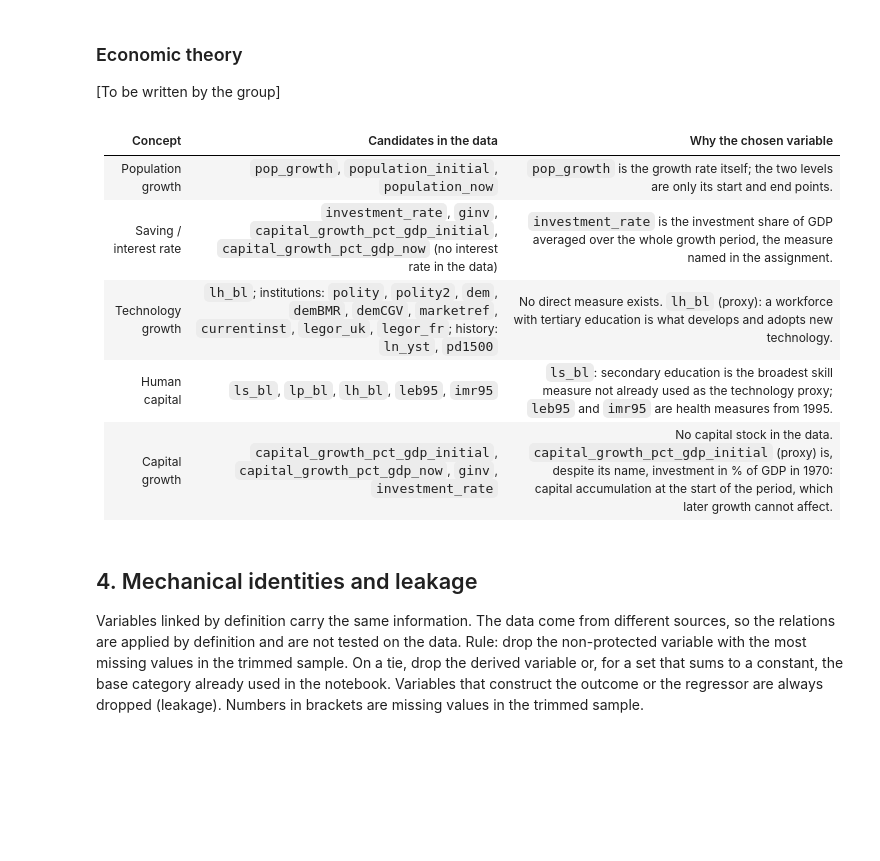
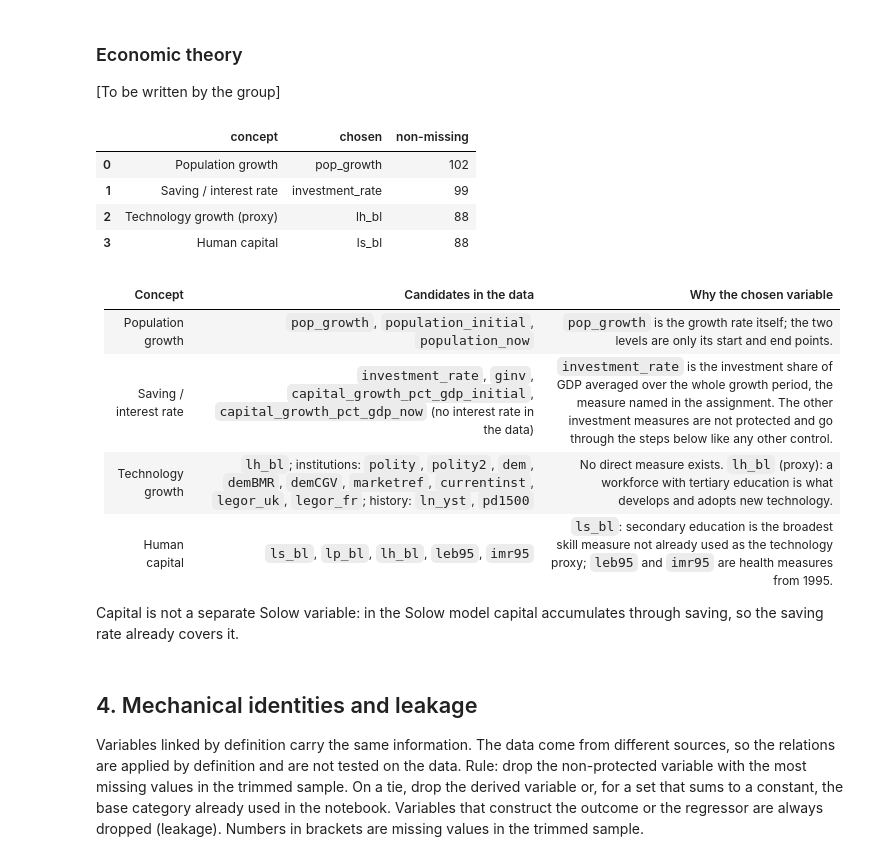
Before and after one commit to simonskodeberg/Projects_AME_NameError_2026, a Jupyter notebook: Project 2/Project 2.ipynb, the cells around one changed output. Cells and saved outputs as stored; diff of their text form; code cells hidden in the pictures; blank space fills up the shorter version.

```diff
--- a/Project 2/Project 2.ipynb
+++ b/Project 2/Project 2.ipynb
@@ -98,26 +104,32 @@ One variable per Solow concept is protected: it is never dropped in the steps be
 # %%
 # 1. one variable per Solow concept
 vv_solow = {'Population growth': 'pop_growth',
             'Saving / interest rate': 'investment_rate',
             'Technology growth (proxy)': 'lh_bl',
-            'Human capital': 'ls_bl',
-            'Capital growth (proxy)': 'capital_growth_pct_gdp_initial'}
+            'Human capital': 'ls_bl'}
 
 # 2. protected variables are never dropped
 protected = ['lgdp_initial'] + list(vv_solow.values())
 
 # 3. non-missing values in the trimmed sample
 pd.DataFrame({'concept': list(vv_solow.keys()),
               'chosen': list(vv_solow.values()),
               'non-missing': dat_trim[list(vv_solow.values())].notnull().sum().values})
+# %% [output]
+|  | concept | chosen | non-missing |
+| 0 | Population growth | pop_growth | 102 |
+| 1 | Saving / interest rate | investment_rate | 99 |
+| 2 | Technology growth (proxy) | lh_bl | 88 |
+| 3 | Human capital | ls_bl | 88 |
 # %% [markdown]
 | Concept | Candidates in the data | Why the chosen variable |
 |---|---|---|
 | Population growth | `pop_growth`, `population_initial`, `population_now` | `pop_growth` is the growth rate itself; the two levels are only its start and end points. |
-| Saving / interest rate | `investment_rate`, `ginv`, `capital_growth_pct_gdp_initial`, `capital_growth_pct_gdp_now` (no interest rate in the data) | `investment_rate` is the investment share of GDP averaged over the whole growth period, the measure named in the assignment. |
+| Saving / interest rate | `investment_rate`, `ginv`, `capital_growth_pct_gdp_initial`, `capital_growth_pct_gdp_now` (no interest rate in the data) | `investment_rate` is the investment share of GDP averaged over the whole growth period, the measure named in the assignment. The other investment measures are not protected and go through the steps below like any other control. |
 | Technology growth | `lh_bl`; institutions: `polity`, `polity2`, `dem`, `demBMR`, `demCGV`, `marketref`, `currentinst`, `legor_uk`, `legor_fr`; history: `ln_yst`, `pd1500` | No direct measure exists. `lh_bl` (proxy): a workforce with tertiary education is what develops and adopts new technology. |
 | Human capital | `ls_bl`, `lp_bl`, `lh_bl`, `leb95`, `imr95` | `ls_bl`: secondary education is the broadest skill measure not already used as the technology proxy; `leb95` and `imr95` are health measures from 1995. |
-| Capital growth | `capital_growth_pct_gdp_initial`, `capital_growth_pct_gdp_now`, `ginv`, `investment_rate` | No capital stock in the data. `capital_growth_pct_gdp_initial` (proxy) is, despite its name, investment in % of GDP in 1970: capital accumulation at the start of the period, which later growth cannot affect. |
+
+Capital is not a separate Solow variable: in the Solow model capital accumulates through saving, so the saving rate already covers it.
 # %% [markdown]
 ## 4. Mechanical identities and leakage
 
```
Also changed, not shown: parts of 20 cells of this notebook, 11 other files.
